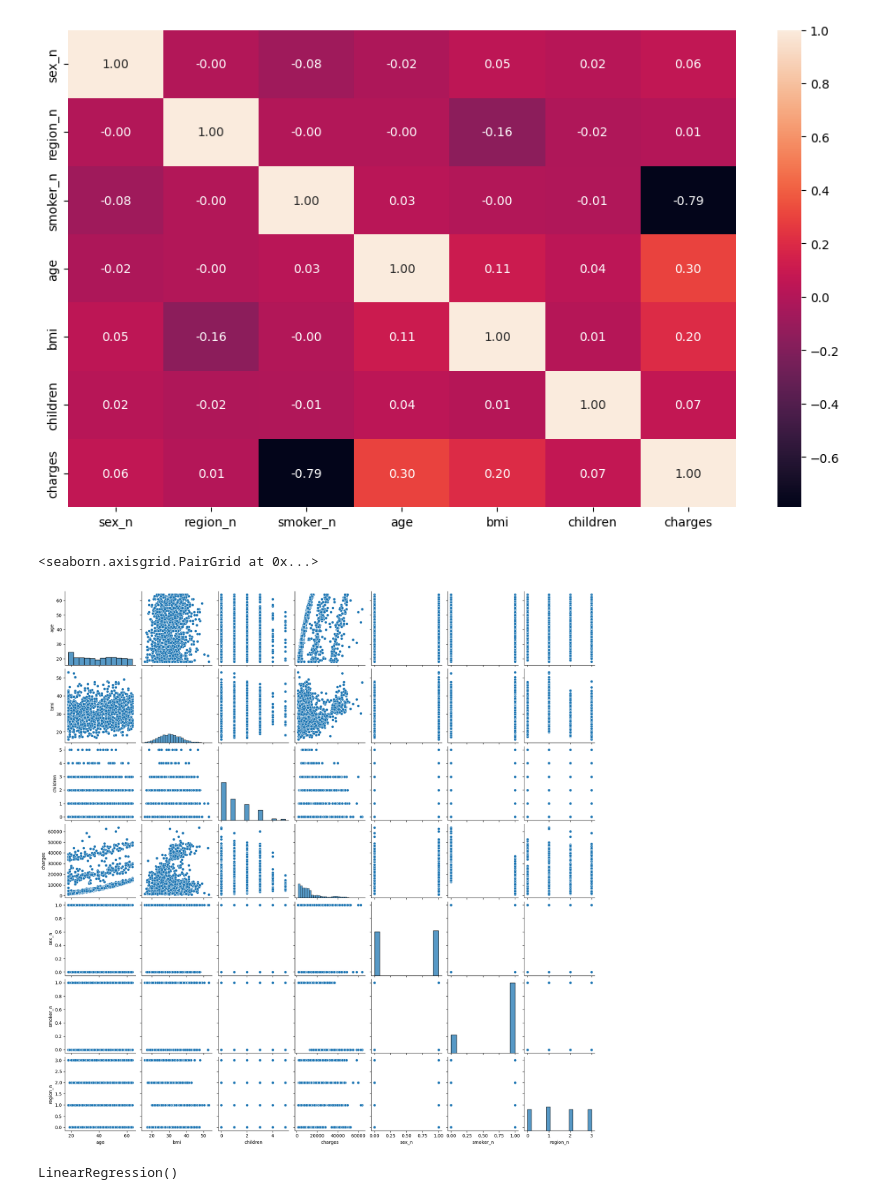
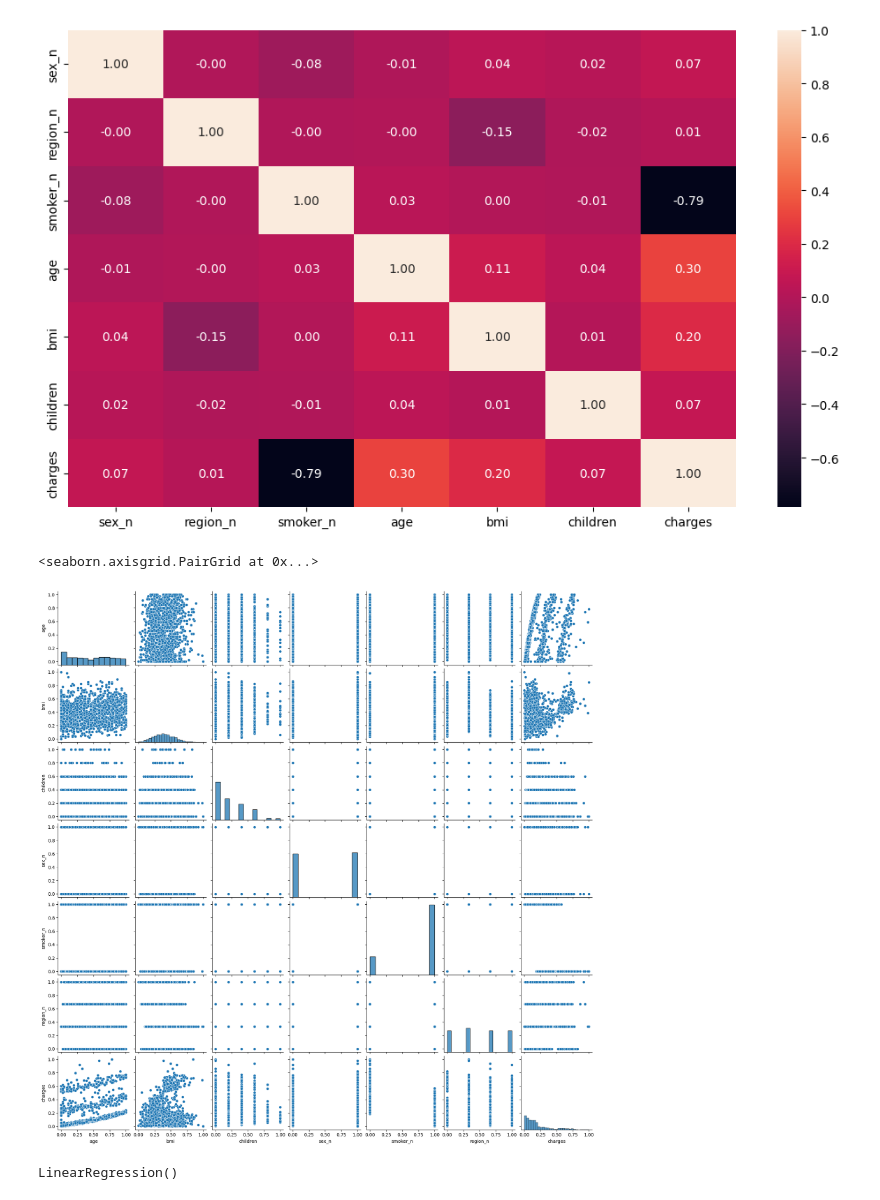
Before and after one commit to grigorow1974/Regresion_Lineal, a Jupyter notebook: src/explore.ipynb, the cells around one changed output. Drawn from its saved outputs; the diff is of its cells as text; code cells hidden in the pictures.

```diff
--- a/src/explore.ipynb
+++ b/src/explore.ipynb
@@ -159,0 +205,3 @@ plt.show()
+# %%
+df = df[df['bmi'] <= 46]
+df
@@ -197,10 +258,10 @@ plt.show()
 # %% [output]
 [figure]
 # %%
-sns.pairplot(data=df)
+sns.pairplot(data=df_escalado)
 # %% [output]
 <seaborn.axisgrid.PairGrid at 0x...>
-[figure, old version]
+[figure, new version]
 # %%
 from sklearn.model_selection import train_test_split
 
```
Also changed, not shown: parts of 17 cells of this notebook, 2 other files.
